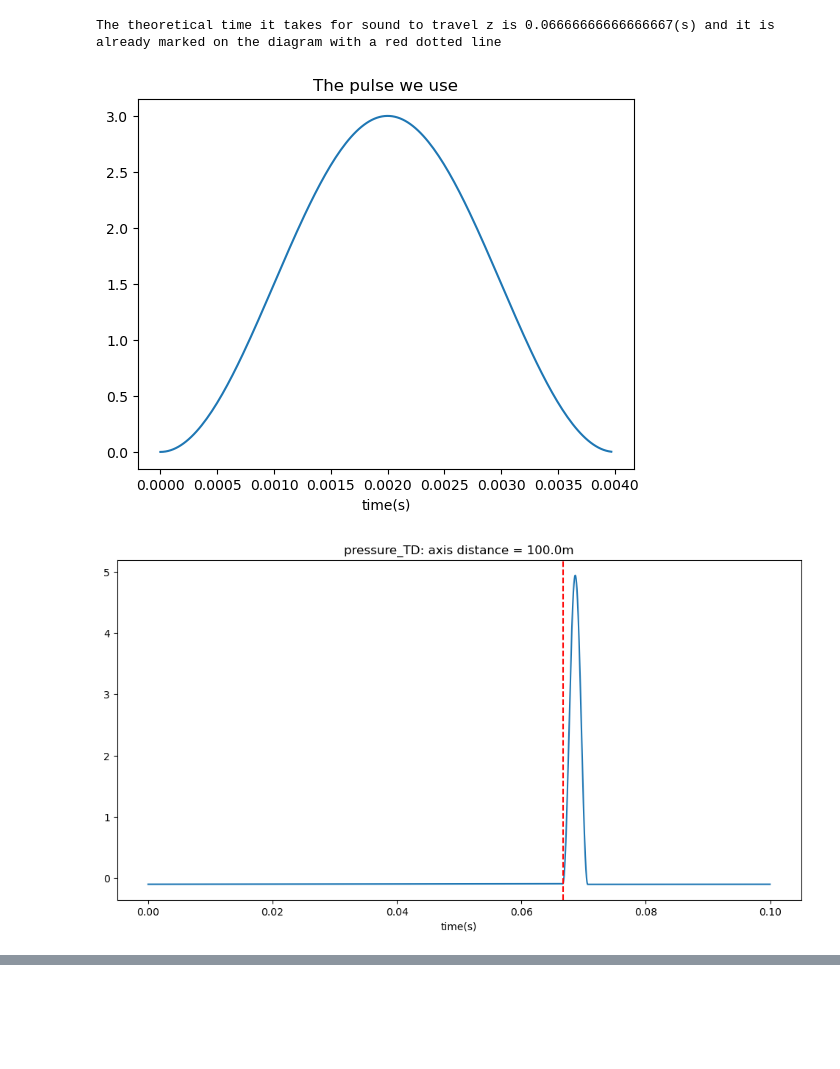
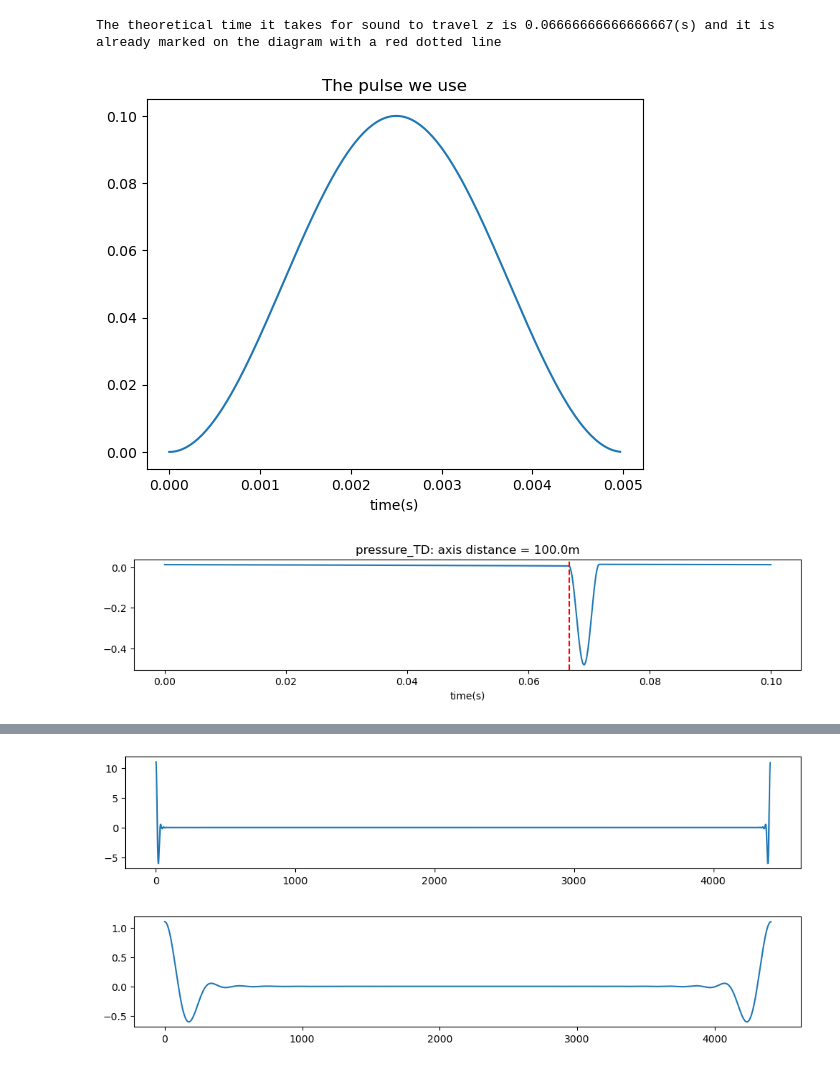
Before and after one commit to LiRayX/AcousticalWaveModels, a Jupyter notebook: acoustic_wave_models.ipynb, the cells around one changed output, grey strips where cells are left out. Cells and saved outputs as stored; diff of their text form; code cells hidden in the pictures; blank space fills up the shorter version.

```diff
--- a/acoustic_wave_models.ipynb
+++ b/acoustic_wave_models.ipynb
@@ -181,44 +181,44 @@ def Solver_SimplifiedModel(T, fs, pulse, m, R, c ,rho, _num_terms, r, z, time_ra
     return displacement, pressure, displacement_response, pressure_response, time_series
 # %%
 '''table of parameters'''
-T = 0.004           # pulse duration (s)
+T = 0.005           # pulse duration (s)
 fs = 44100          # sample rate of pulse (Hz)
 m = 0               # parameter for EWM, m = 0 means no need to use exponential window
 R = 1               # radius of pipe (m)
 c = 1.5             # speed of sound in fluid (km/s)
-num_modes = 1       # number of modes
+num_modes = 3       # number of modes
 rho = 1.0           # density of fluid
 z = 100             # axis distance from the source (m)
 r = 0.5             # radius distance from the source
 time_range = 0.1    # the time domain we need, recommend integer times of T (s)
 id = 2              # id = 0 rectangle, id = 1 gaussian, id = 2 squared sinusoidal wavelet
 '''caculate and draw'''
 #######################################################
 '''transform axis distance to km'''
 z = z/1000
 '''init pulse'''
-A = 3.0             # amplitude of different pulse
+A = 0.1             # amplitude of different pulse
 sigma = 0.0005      # standard deviation of gaussian pulse
 pulse = pulse_init(T, fs, id, A)
 '''plot the pulse we use'''
 plt.figure(1)
 plt.plot(pulse.time_series, pulse.signal)
 plt.title('The pulse we use')
 plt.xlabel('time(s)')
 '''call the Solver function'''
 displacement, pressure, displacement_response, pressure_response, t = Solver_SimplifiedModel(T, fs, pulse, m, R, c ,rho, num_modes, r, z, time_range)
 print(f'The theoretical time it takes for sound to travel z is {z/c}(s) and it is already marked on the diagram with a red dotted line')
-plt.rcParams['figure.figsize'] = (12.0, 6.0)
+plt.rcParams['figure.figsize'] = (12.0, 2.0)
 plt.figure(2)
 plt.plot(t,pressure)
 plt.axvline(x=z/c, color='red', linestyle='--')
 plt.title(f'pressure_TD: axis distance = {1000*z}m')
 plt.xlabel('time(s)')
 plt.figure(3)
 plt.plot(pressure_response)
 plt.title(f'pressure_FD: axis distance = {1000*z}m')
 plt.show()
 # %% [output]
 The theoretical time it takes for sound to travel z is 0.06666666666666667(s) and it is already marked on the diagram with a red dotted line
-[figure, old version]
+[figure, new version]
-[figure, old version]
+[figure, new version]
@@ -464,0 +389,25 @@ def stresses_matrix(w, r, kz, lame_constant, shear_modulus, p_wave_velocity, s_w
+# %%
+T = 0.005           # pulse duration (s)
+fs = 44100          # sample rate of pulse (Hz)
+T_2 = 0.0005           # pulse duration (s)
+fs_2 = 44100          # sample rate of pulse (Hz)
+time_range = 0.1
+z = z/1000
+A = 0.1             # amplitude of different pulse
+pulse1 = pulse_init(T, fs, id, A)
+pulse2 = pulse_init(T_2, fs_2, id, A)
+N_1 = 2*int(time_range*fs/2)
+N_2 = 2*int(time_range*fs_2/2)
+# time_series = 1/fs*np.arange(N)
+pulse1.add_zero(N_1)
+pulse2.add_zero(N_2)
+strength1 = np.fft.fft(pulse1.signal)
+strength2 = np.fft.fft(pulse2.signal)
+plt.figure(1)
+plt.plot(strength1)
+plt.figure(2)
+plt.plot(strength2)
+plt.show()
+# %% [output]
+[figure, added]
+[figure, added]
```
Also changed, not shown: parts of 3 cells of this notebook, 6 other files.
